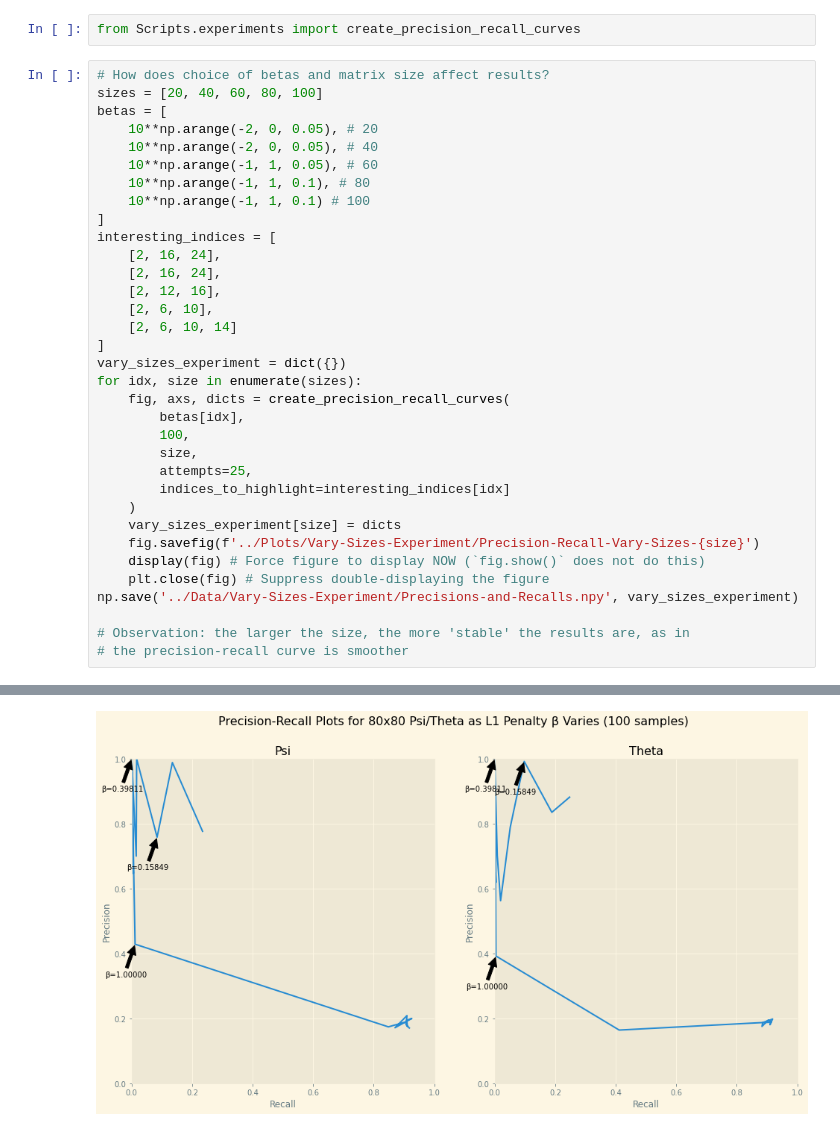
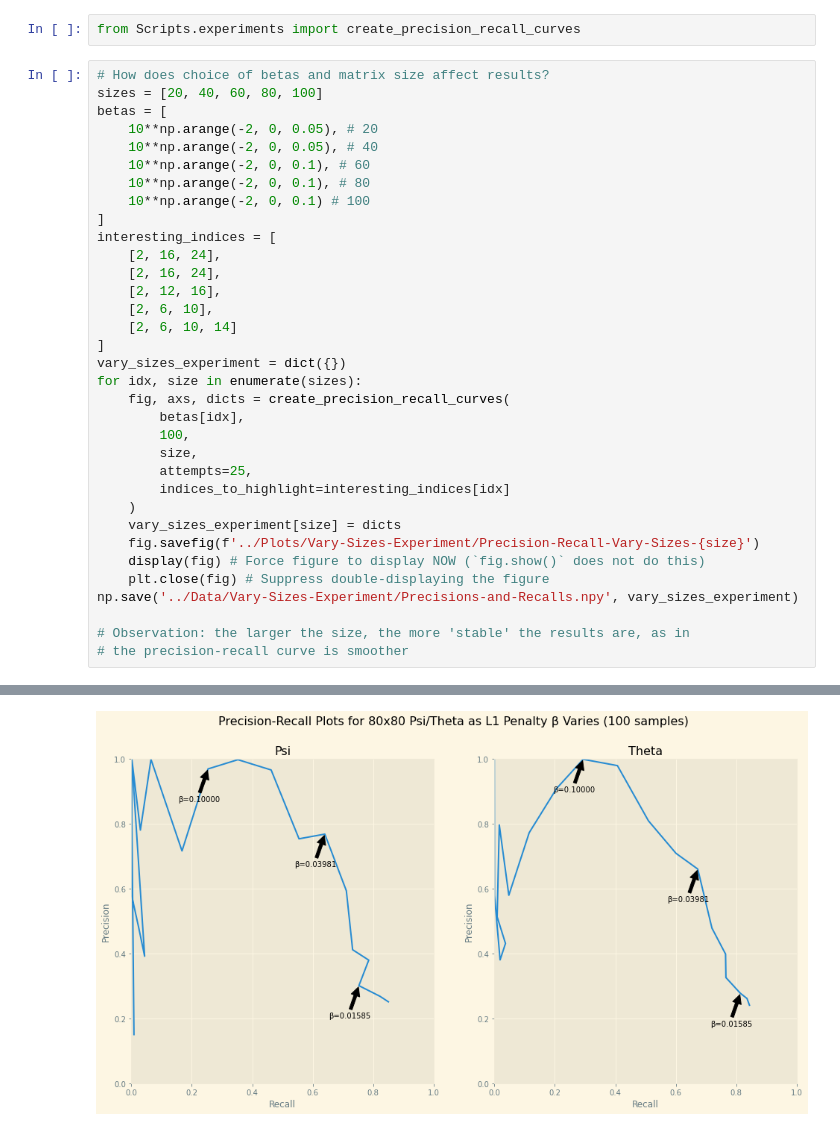
Before and after one commit to BaileyAndrew/antGLasso-Implementation, a Jupyter notebook: Python Implementation/explore.ipynb, the cells around one changed output, grey strips where cells are left out. Drawn from its saved outputs; the diff is of its cells as text.

```diff
--- a/Python Implementation/explore.ipynb
+++ b/Python Implementation/explore.ipynb
@@ -149,9 +149,9 @@ sizes = [20, 40, 60, 80, 100]
 betas = [
     10**np.arange(-2, 0, 0.05), # 20
     10**np.arange(-2, 0, 0.05), # 40
-    10**np.arange(-1, 1, 0.05), # 60
-    10**np.arange(-1, 1, 0.1), # 80
-    10**np.arange(-1, 1, 0.1) # 100
+    10**np.arange(-2, 0, 0.1), # 60
+    10**np.arange(-2, 0, 0.1), # 80
+    10**np.arange(-2, 0, 0.1) # 100
 ]
 interesting_indices = [
     [2, 16, 24],
@@ -184 +184 @@ np.save('../Data/Vary-Sizes-Experiment/Precisions-and-Recalls.npy', vary_sizes_e
-[figure, old version]
+[figure, new version]
```
Also changed, not shown: parts of 4 cells of this notebook, 7 other files.
